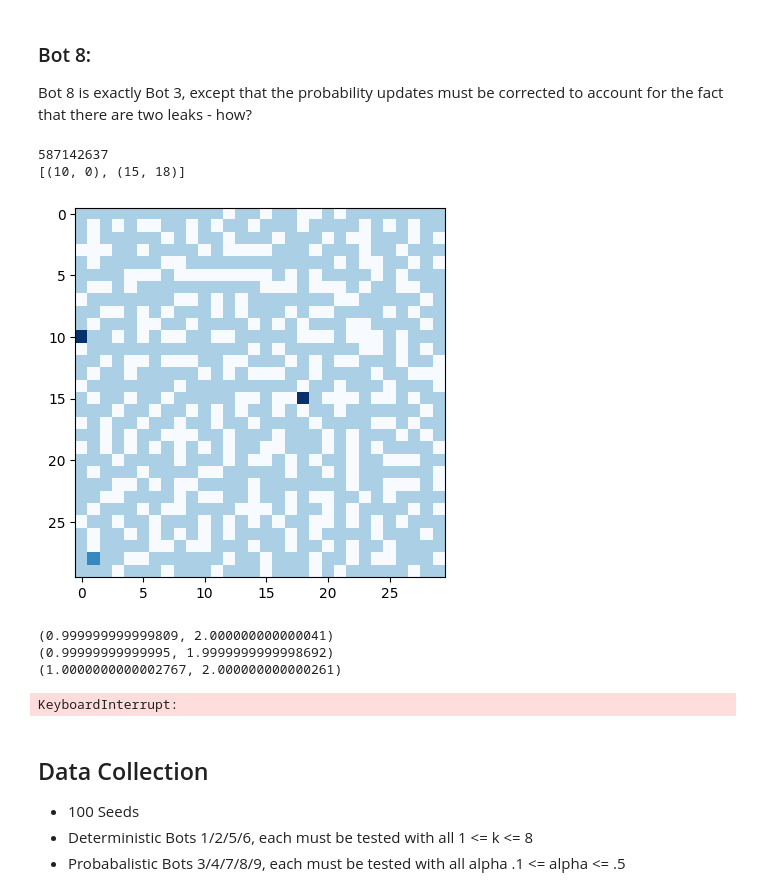
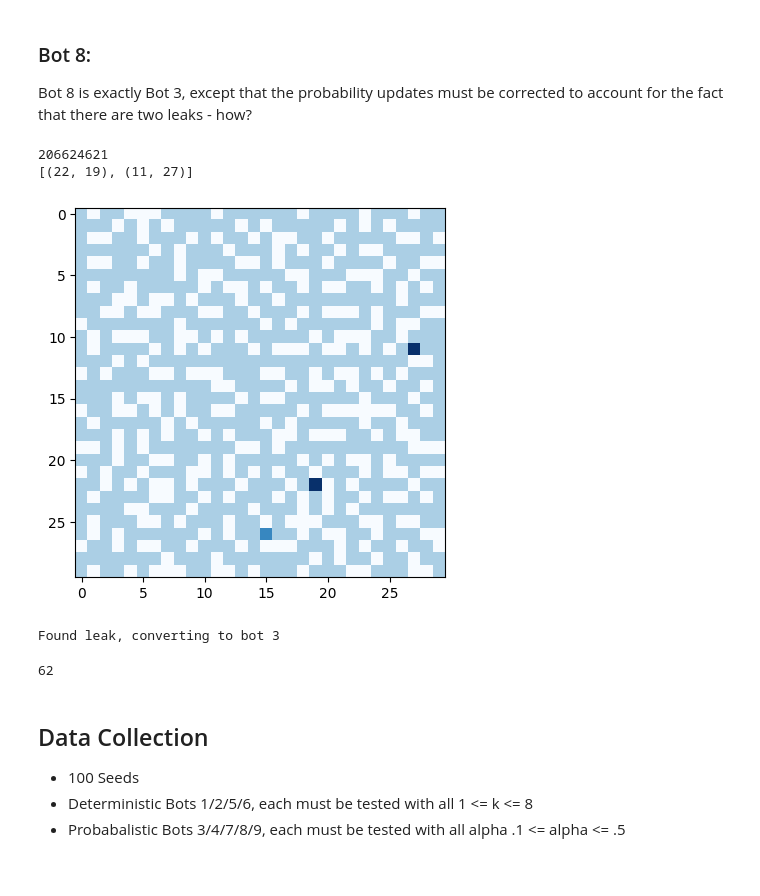
Before and after one commit to Intro-to-AI-Group/AI-Project-Two, a Jupyter notebook: src/Ship.ipynb, the cells around one changed output. Saved outputs shown, nothing was run; the diff lists cells and outputs as text; code cells hidden in the pictures.

Commit message:
Convert Bot 8 to Bot 3 once leak is found

```diff
--- a/src/Ship.ipynb
+++ b/src/Ship.ipynb
@@ -1463,11 +1448,27 @@ class BotSeven(BotThree):
             reached_end = self.move()
 
             if reached_end:
+
+                 # Leak found on bot 8, convert to bot 3
+                if isinstance(self, BotEight):
+                    print("Found leak, converting to bot 3")
+                    r, c = self.position
+                    new_probs = self.prob_matrix[r, c, :, :]  # All probabilities that factor Leak 1 in
+                    total_prob = np.sum(new_probs)            # Sum of all of these
+                    new_probs /= total_prob                   # Normalize
+                    new_bot = BotThree(self.ship, self.alpha) # Spawn Bot 3
+                    new_bot.prob_matrix = new_probs           # Start Bot 3's probs as this slice
+                    new_bot.position = self.position
+                    new_bot.update_no_leak()
+                    _, _, steps = new_bot.simulate()
+                    self.timestep += steps
+                    break
+
                 self.update_no_leak()
                 leaks_found[current_leak] = True
                 current_leak += 1
-                #print("Plugged leak at {}".format(self.position))
                 self.ship.initial_leaks.remove(self.position)
+
                 if current_leak == 2:
                     break
 
@@ -1638,25 +1638,23 @@ class BotEight(BotSeven):
 # %%
 seed = random.randint(0, 1000000000)
 ship = Ship(D = 30, seed = seed, leaks = 2)
 print(seed)
 print(ship.initial_leaks)
-bot = BotEight(ship, .25)
+bot = BotEight(ship, .05)
 ship.display(bot.position)
 #len(bot.prob_matrix.probs.keys())
 
 #bot.prob_matrix
 success, path, steps = bot.simulate()
 steps
 #ship.display(list(path))
 #steps, ship.initial_leaks
 # %% [output]
-587142637
-[(10, 0), (15, 18)]
+206624621
+[(22, 19), (11, 27)]
-[figure, old version]
+[figure, new version]
-(0.999999999999809, 2.000000000000041)
-(0.99999999999995, 1.9999999999998692)
-(1.0000000000002767, 2.000000000000261)
+Found leak, converting to bot 3
-KeyboardInterrupt:
+62
 # %%
 seed = random.randint(0, 1000000000)
 ship = Ship(seed = seed, leaks = 2)
```
Also changed, not shown: parts of 12 cells of this notebook.
